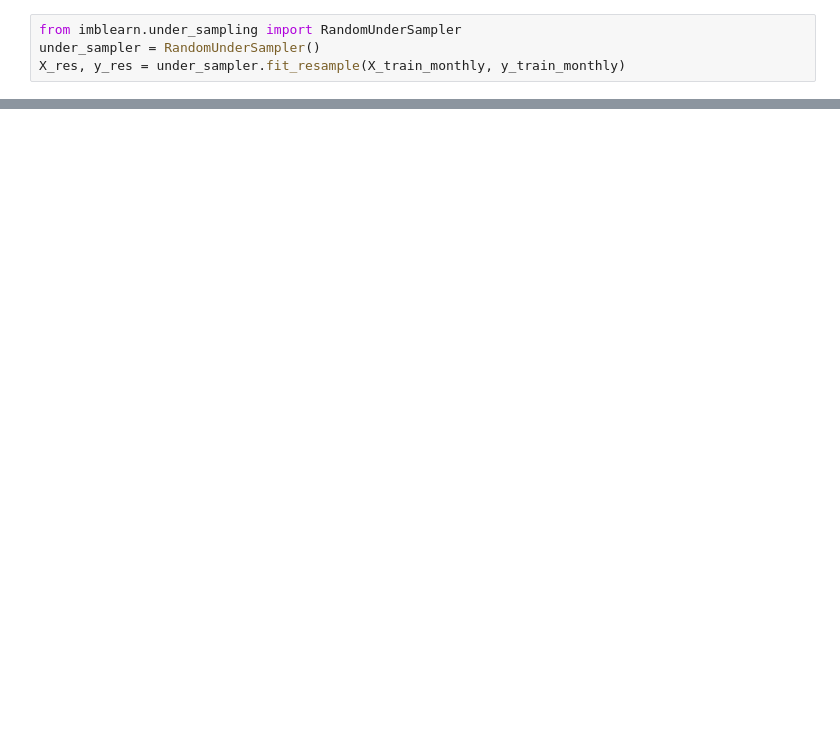
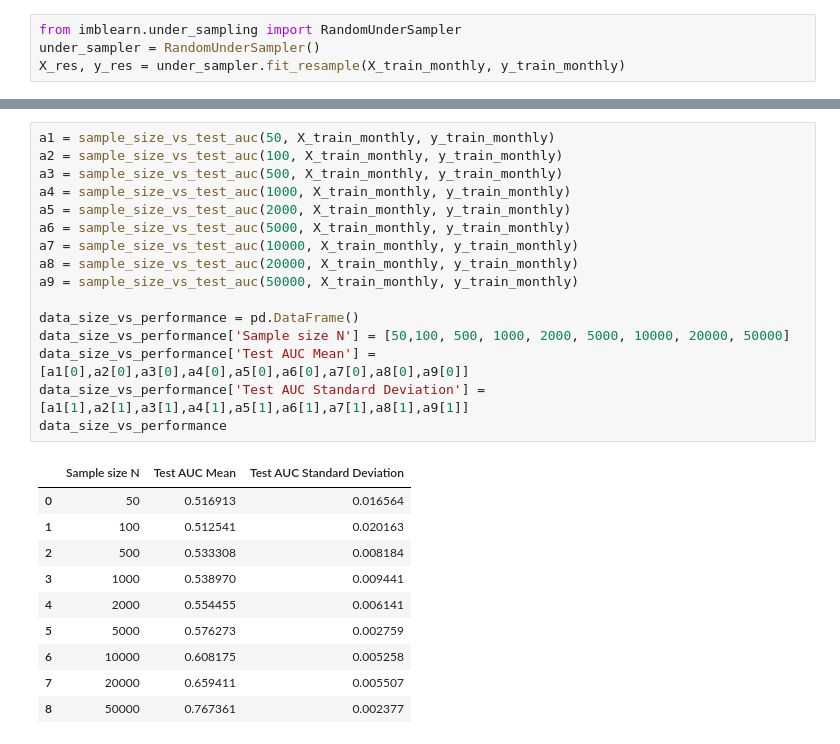
Before and after one commit to PortiaMasibi/Predicting-Response-to-Promotional-Campaign-, a Jupyter notebook: performance_analysis.ipynb, the cells around one changed output, grey strips where cells are left out. Drawn from its saved outputs; the diff is of its cells as text; blank space fills up the shorter version.

```diff
--- a/performance_analysis.ipynb
+++ b/performance_analysis.ipynb
@@ -734,0 +174,27 @@ plt.legend(loc='lower right')
+# %%
+a1 = sample_size_vs_test_auc(50, X_train_monthly, y_train_monthly)
+a2 = sample_size_vs_test_auc(100, X_train_monthly, y_train_monthly)
+a3 = sample_size_vs_test_auc(500, X_train_monthly, y_train_monthly)
+a4 = sample_size_vs_test_auc(1000, X_train_monthly, y_train_monthly)
+a5 = sample_size_vs_test_auc(2000, X_train_monthly, y_train_monthly)
+a6 = sample_size_vs_test_auc(5000, X_train_monthly, y_train_monthly)
+a7 = sample_size_vs_test_auc(10000, X_train_monthly, y_train_monthly)
+a8 = sample_size_vs_test_auc(20000, X_train_monthly, y_train_monthly)
+a9 = sample_size_vs_test_auc(50000, X_train_monthly, y_train_monthly)
+
+data_size_vs_performance = pd.DataFrame()
+data_size_vs_performance['Sample size N'] = [50,100, 500, 1000, 2000, 5000, 10000, 20000, 50000]
+data_size_vs_performance['Test AUC Mean'] = [a1[0],a2[0],a3[0],a4[0],a5[0],a6[0],a7[0],a8[0],a9[0]]
+data_size_vs_performance['Test AUC Standard Deviation'] = [a1[1],a2[1],a3[1],a4[1],a5[1],a6[1],a7[1],a8[1],a9[1]]
+data_size_vs_performance
+# %% [output]
+|  | Sample size N | Test AUC Mean | Test AUC Standard Deviation |
+| 0 | 50 | 0.516913 | 0.016564 |
+| 1 | 100 | 0.512541 | 0.020163 |
+| 2 | 500 | 0.533308 | 0.008184 |
+| 3 | 1000 | 0.538970 | 0.009441 |
+| 4 | 2000 | 0.554455 | 0.006141 |
+| 5 | 5000 | 0.576273 | 0.002759 |
+| 6 | 10000 | 0.608175 | 0.005258 |
+| 7 | 20000 | 0.659411 | 0.005507 |
+| 8 | 50000 | 0.767361 | 0.002377 |
```
Also changed, not shown: parts of 38 cells of this notebook.
